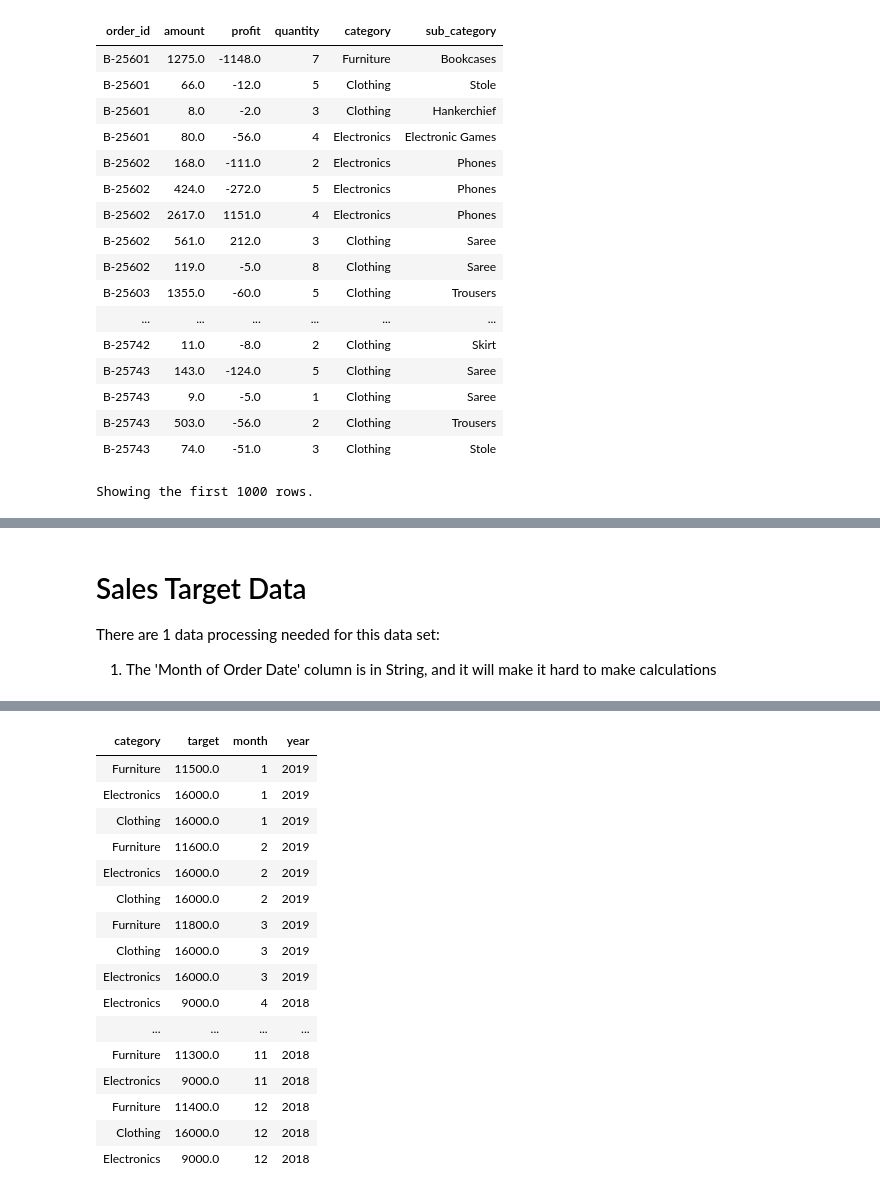
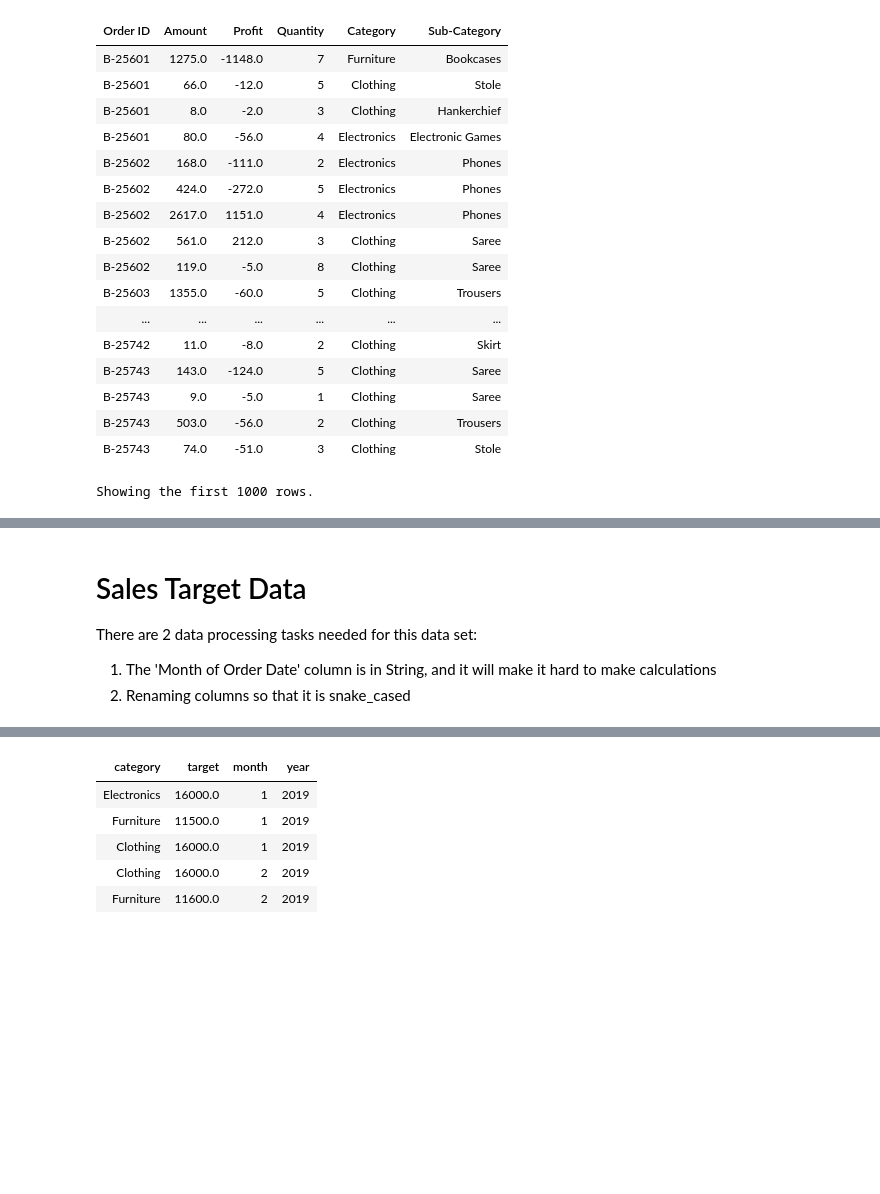
Before and after one commit to gaya3dk/dtuworkshop, a Jupyter notebook: dtu_data_engineering.ipynb, the cells around one changed output, grey strips where cells are left out. Drawn from its saved outputs; the diff is of its cells as text; code cells hidden in the pictures; blank space fills up the shorter version.

```diff
--- a/dtu_data_engineering.ipynb
+++ b/dtu_data_engineering.ipynb
@@ -7,0 +11,3 @@ We have 3 data sets in CSV format. Spark supports loading CSV files and infer sc
+# %%
+# Create a reusable CSV reader with some default options
+spark_csv_reader = spark.read.format("csv").option("header", "true").option("inferSchema", "true")
@@ -8,6 +16,7 @@ We have 3 data sets in CSV format. Spark supports loading CSV files and infer sc
 # %%
-sales_target = spark.read.format("csv").option("header", "true").option("inferSchema", "true").load("dbfs:/FileStore/shared_uploads/dtuworkshop@outlook.com/Sales_target.csv")
-sales_order_header = spark.read.format("csv").option("header", "true").option("inferSchema", "true").load("dbfs:/FileStore/shared_uploads/dtuworkshop@outlook.com/List_of_Orders.csv")
-sales_order_detail = spark.read.format("csv").option("header", "true").option("inferSchema", "true").load("dbfs:/FileStore/shared_uploads/dtuworkshop@outlook.com/Order_Details.csv")
+# Load CSV files into these variables
+sales_target = spark_csv_reader.load("dbfs:/FileStore/shared_uploads/dtuworkshop@outlook.com/Sales_target.csv")
+sales_order_header = spark_csv_reader.load("dbfs:/FileStore/shared_uploads/dtuworkshop@outlook.com/List_of_Orders.csv")
+sales_order_detail = spark_csv_reader.load("dbfs:/FileStore/shared_uploads/dtuworkshop@outlook.com/Order_Details.csv")
 # %% [output]
 [interactive output not drawn]
@@ -107,7 +128,7 @@ sales_order_detail = sales_order_detail.withColumnRenamed(
 # %%
 display(sales_order_detail)
 # %% [output]
-| order_id | amount | profit | quantity | category | sub_category |
+| Order ID | Amount | Profit | Quantity | Category | Sub-Category |
 | B-25601 | 1275.0 | -1148.0 | 7 | Furniture | Bookcases |
 | B-25601 | 66.0 | -12.0 | 5 | Clothing | Stole |
 | B-25601 | 8.0 | -2.0 | 3 | Clothing | Hankerchief |
@@ -132,16 +153,24 @@ sales_order_detail.write.format("delta").saveAsTable("sales_order_detail")
 # %% [markdown]
 # Sales Target Data
 
-There are 1 data processing needed for this data set:
+There are 2 data processing tasks needed for this data set:
 
 1. The 'Month of Order Date' column is in String, and it will make it hard to make calculations
+2. Renaming columns so that it is snake_cased
+# %%
+display(sales_target.sort("month").take(5))
 # %%
+# We actually don't need to re-import if it has been done in another cell
 import pyspark.sql.functions as fn
+
 
 sales_target = sales_target.withColumn(
   "month",
+  # Take the month
   fn.from_unixtime(
+    # Get a Unix Timestamp representation of the string
     fn.unix_timestamp(
+      # Split "Apr-18" into "Apr" and "18" -- take the "Apr"
       fn.split(sales_target["Month of Order Date"], "-").getItem(0),
       'MMM'
     ),
@@ -149,10 +178,11 @@ sales_target = sales_target.withColumn(
   ).cast("int")
 ).withColumn(
   "year",
+  # Split "Apr-18" into "Apr" and "18" -- take the "18", cast to Integer and add 2000
   fn.split(sales_target["Month of Order Date"], "-").getItem(1).cast("int") + 2000
-).withColumn(
-  "target",
-  sales_target["Target"].cast("double")
+).withColumnRenamed(
+  "Target",
+  "target"
 ).withColumnRenamed(
   "Category", "category"
 )
@@ -160,25 +190,14 @@ sales_target = sales_target.drop("Month of Order Date")
 # %% [output]
 [interactive output not drawn]
 # %%
-display(sales_target.sort("month"))
+display(sales_target.sort("month").take(5))
 # %% [output]
 | category | target | month | year |
+| Electronics | 16000.0 | 1 | 2019 |
 | Furniture | 11500.0 | 1 | 2019 |
-| Electronics | 16000.0 | 1 | 2019 |
 | Clothing | 16000.0 | 1 | 2019 |
+| Clothing | 16000.0 | 2 | 2019 |
 | Furniture | 11600.0 | 2 | 2019 |
-| Electronics | 16000.0 | 2 | 2019 |
-| Clothing | 16000.0 | 2 | 2019 |
-| Furniture | 11800.0 | 3 | 2019 |
-| Clothing | 16000.0 | 3 | 2019 |
-| Electronics | 16000.0 | 3 | 2019 |
-| Electronics | 9000.0 | 4 | 2018 |
-| ... | ... | ... | ... |
-| Furniture | 11300.0 | 11 | 2018 |
-| Electronics | 9000.0 | 11 | 2018 |
-| Furniture | 11400.0 | 12 | 2018 |
-| Clothing | 16000.0 | 12 | 2018 |
-| Electronics | 9000.0 | 12 | 2018 |
 # %%
 sales_target.write.format("delta").saveAsTable("sales_target")
 # %% [output]
```
Also changed, not shown: parts of 21 cells of this notebook.
